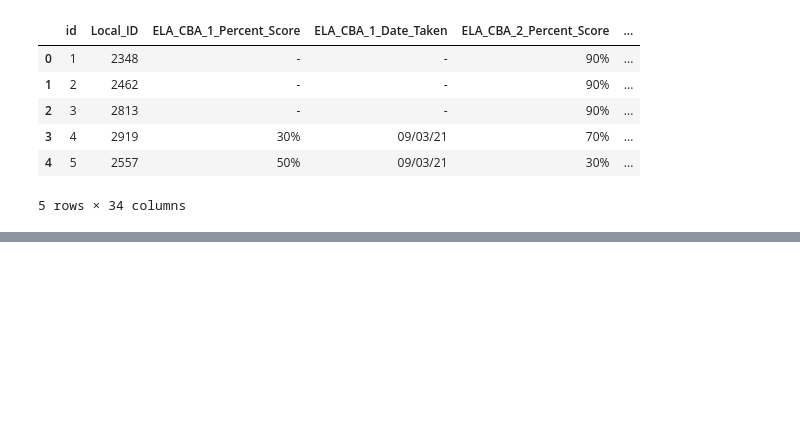
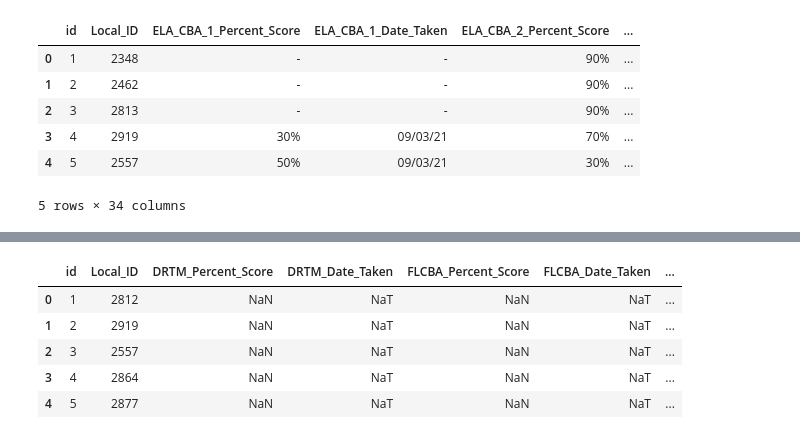
Before and after one commit to HaydenLaBrie/test_prediction, a Jupyter notebook: main.ipynb, the cells around one changed output, grey strips where cells are left out. Saved outputs shown, nothing was run; the diff lists cells and outputs as text; code cells hidden in the pictures; blank space fills up the shorter version.

```diff
--- a/main.ipynb
+++ b/main.ipynb
@@ -166,0 +175,9 @@ grade2_math.head()
+# %%
+grade2_math.head()
+# %% [output]
+|  | id | Local_ID | DRTM_Percent_Score | DRTM_Date_Taken | FLCBA_Percent_Score | FLCBA_Date_Taken | ... |
+| 0 | 1 | 2812 | NaN | NaT | NaN | NaT | ... |
+| 1 | 2 | 2919 | NaN | NaT | NaN | NaT | ... |
+| 2 | 3 | 2557 | NaN | NaT | NaN | NaT | ... |
+| 3 | 4 | 2864 | NaN | NaT | NaN | NaT | ... |
+| 4 | 5 | 2877 | NaN | NaT | NaN | NaT | ... |
```
Also changed, not shown: parts of 16 cells of this notebook, 1 other file.
